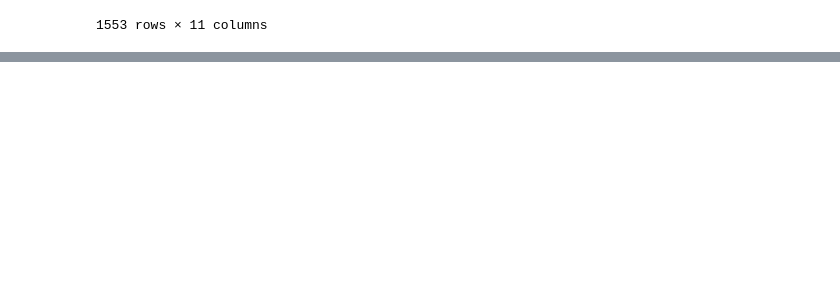
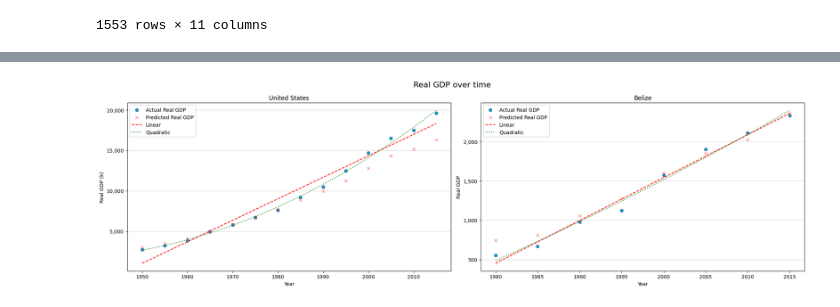
Before and after one commit to jxy-ygjm/EC1B1-Mini-Assessment, a Jupyter notebook: Mini Assessment.ipynb, the cells around one changed output, grey strips where cells are left out. Drawn from its saved outputs; the diff is of its cells as text; code cells hidden in the pictures; blank space fills up the shorter version.

```diff
--- a/Mini Assessment.ipynb
+++ b/Mini Assessment.ipynb
@@ -598,0 +699,85 @@ averaged_df
+# %%
+# Filter data for United States
+us_data = averaged_df[averaged_df["country"] == "United States"]
+
+# Filter data for Belize
+belize_data = averaged_df[averaged_df["country"] == "Belize"]
+# %%
+# Create a figure and subplots
+fig, (ax1, ax2) = plt.subplots(1, 2, figsize=(20, 6))
+fig.suptitle("Real GDP over time", fontsize=16) # Change title
+
+# Scatter plot for United States
+ax1.scatter(
+    us_data["year"],
+    us_data["Real GDP"] / 1e3, # Remove 0s
+    label="Actual Real GDP",
+    facecolor="#00a2ff",
+    edgecolor="black",
+    linewidth=0.5
+)
+
+ax1.scatter(
+    us_data["year"],
+    us_data["predicted_Real_GDP"] / 1e3,
+    label="Predicted Real GDP",
+    facecolor="red",
+    linewidth=0.5,
+    marker="x"
+)
+
+ax1.set_title("United States")
+ax1.set_xlabel("Year")
+ax1.set_ylabel("Real GDP (k)")
+ax1.grid(axis="y", alpha=0.5) # Change grid line
+ax1.yaxis.set_major_formatter(StrMethodFormatter("{x:,.0f}"))
+ax1.yaxis.set_major_locator(MaxNLocator(nbins=5)) # Equal number of steps
+
+# Linear regression line for United States
+x = us_data["year"]
+y = us_data["Real GDP"] / 1e3
+coefficients_linear = np.polyfit(x, y, 1)  # Linear fit
+coefficients_quadratic = np.polyfit(x, y, 2)  # Quadratic fit
+ax1.plot(x, np.polyval(coefficients_linear, x), color="red", linestyle="--", label="Linear")
+ax1.plot(x, np.polyval(coefficients_quadratic, x), color="green", linestyle=":", label="Quadratic")
+ax1.legend()  # Show legend
+
+# Scatter plot for Belize
+ax2.scatter(
+    belize_data["year"],
+    belize_data["Real GDP"], # Remove 0s
+    label="Actual Real GDP",
+    facecolor="#00a2ff",
+    edgecolor="black",
+    linewidth=0.5
+)
+
+ax2.scatter(
+    belize_data["year"],
+    belize_data["predicted_Real_GDP"],
+    label="Predicted Real GDP",
+    facecolor="red",
+    linewidth=0.5,
+    marker="x"
+)
+
+ax2.set_title("Belize")
+ax2.set_xlabel("Year")
+ax2.set_ylabel("Real GDP")
+ax2.grid(axis="y", alpha=0.5) # Change grid line
+ax2.yaxis.set_major_formatter(StrMethodFormatter("{x:,.0f}"))
+ax2.yaxis.set_major_locator(MaxNLocator(nbins=5)) # Equal number of steps
+
+# Linear regression line for Belize
+x = belize_data["year"]
+y = belize_data["Real GDP"]
+coefficients_linear = np.polyfit(x, y, 1)  # Linear fit
+coefficients_quadratic = np.polyfit(x, y, 2)  # Quadratic fit
+ax2.plot(x, np.polyval(coefficients_linear, x), color="red", linestyle="--", label="Linear")
+ax2.plot(x, np.polyval(coefficients_quadratic, x), color="green", linestyle=":", label="Quadratic")
+ax2.legend()  # Show legend
+
+plt.tight_layout()
+plt.show()
+# %% [output]
+[figure, added]
```
Also changed, not shown: parts of 9 cells of this notebook.
